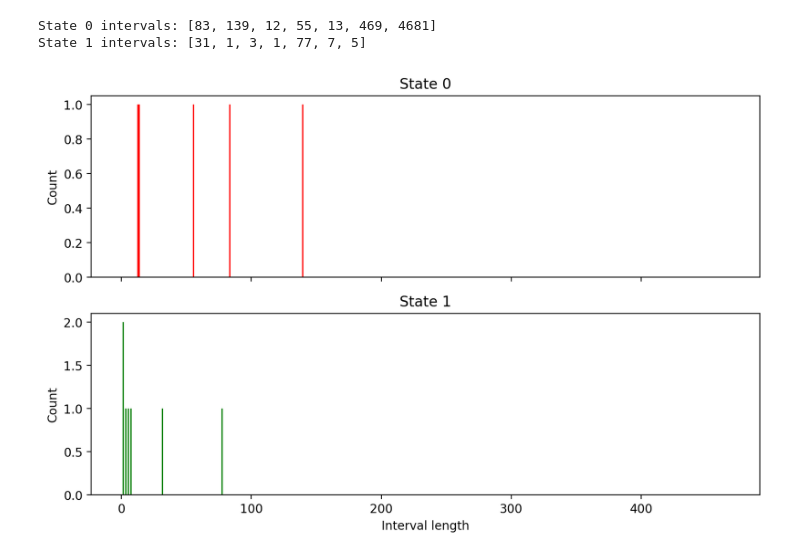
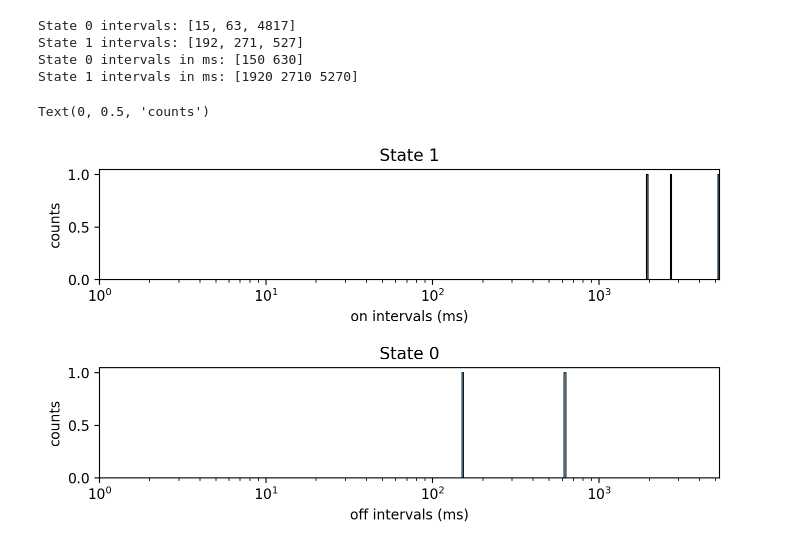
Before and after one commit to JKL453/s04-data-analysis, a Jupyter notebook: on-off-times/on-off-sfHMM-papermill.ipynb, the cells around one changed output. Cells and saved outputs as stored; diff of their text form; code cells hidden in the pictures.

```diff
--- a/on-off-times/on-off-sfHMM-papermill.ipynb
+++ b/on-off-times/on-off-sfHMM-papermill.ipynb
@@ -24,7 +25,7 @@ output_notebook()
 [interactive output not drawn]
 [interactive output not drawn]
 # %%
-SOURCE_PATH = '/Users/kappel/Messungen/Setup04/JaKa/post_hack/23_08_25/77K-33nM-eGFP-vitrified/05uW/timestamps/tt_eGFP_33nm_NaP_100mM_ph7dot5_Treh7dot5_05uW_77K_circpol_015.h5'
+SOURCE_PATH = '/Users/kappel/Messungen/Setup04/JaKa/post_hack/23_08_29/77K-33nM-eGFP-vitrified/05uW/timestamps/tt_eGFP_33nm_NaP_100mM_ph7dot5_Treh7dot5_05uW_77K_circpol_018.h5'
 # %%
 # Load timestamps from file
 ts = timestamps.load_from_path(path=SOURCE_PATH)
@@ -128,34 +159,73 @@ print("State 1 intervals:", state_1)
 # delete largest interval in state 0
 state_0.remove(np.max(state_0))
 
+# convert time intervals to milliseconds ant convert to integer
+state_0 = np.array(state_0) * bin_time * 1e3
+state_0 = state_0.astype(int)
+state_1 = np.array(state_1) * bin_time * 1e3
+state_1 = state_1.astype(int)
+
 # get max value from each state
 max_state_0 = np.max(state_0)
 max_state_1 = np.max(state_1)
 
 # get total max value
 max_interval = np.max([max_state_0, max_state_1])
+
+print("State 0 intervals in ms:", state_0)
+print("State 1 intervals in ms:", state_1)
 # %% [output]
-State 0 intervals: [83, 139, 12, 55, 13, 469, 4681]
-State 1 intervals: [31, 1, 3, 1, 77, 7, 5]
+State 0 intervals: [15, 63, 4817]
+State 1 intervals: [192, 271, 527]
+State 0 intervals in ms: [150 630]
+State 1 intervals in ms: [1920 2710 5270]
 # %%
-# create a figure with three subplots
+'''# create a figure with three subplots
 fig, (ax0, ax1) = plt.subplots(2, 1, figsize=(10, 6), sharex=True)
 
 # create a histogram for each state
 ax0.hist(state_0, bins=range(0, max_interval, 1), color='red')
 ax1.hist(state_1, bins=range(0, max_interval, 1), color='green')
 
 # set the title for each subplot
 ax0.set_title('State 0')
 ax1.set_title('State 1')
 
 # set the x-axis label for the bottom subplot
 ax1.set_xlabel('Interval length')
 
 # set the y-axis label for each subplot
 ax0.set_ylabel('Count')
 ax1.set_ylabel('Count')
 
-plt.show()
+plt.show()'''
+
+# Create a figure for two subplots
+fig, ax = plt.subplots(2, 1, figsize=(8,4), sharex=False, sharey=True)
+fig.subplots_adjust(hspace=0.8)
+
+# seaborn histplot of the on intervals
+sns.histplot(state_1, bins=(int(np.max(state_1)/100)), ax=ax[0], alpha=0.5, log_scale=(True, False))
+#ax[0].set_yscale('log')
+
+# Set axis labels
+ax[0].set_xlabel('on intervals (ms)')
+ax[0].set_ylabel('counts')
+ax[0].set_xlim(1, np.max(state_1))
+
+ax[0].set_title('State 1')
+ax[1].set_title('State 0')
+
+
+# seaborn histplot of the off intervals
+sns.histplot(state_0, bins=(int(np.max(state_0)/10)), ax=ax[1], alpha=0.5, log_scale=(True, False))
+#ax[1].set_yscale('log')
+#ax[1].set_xscale('log')
+ax[1].set_xlim(1, np.max(state_1))
+
+# Set axis labels
+ax[1].set_xlabel('off intervals (ms)')
+ax[1].set_ylabel('counts')
 # %% [output]
+Text(0, 0.5, 'counts')
-[figure, old version]
+[figure, new version]
```
Also changed, not shown: parts of 17 cells of this notebook.
